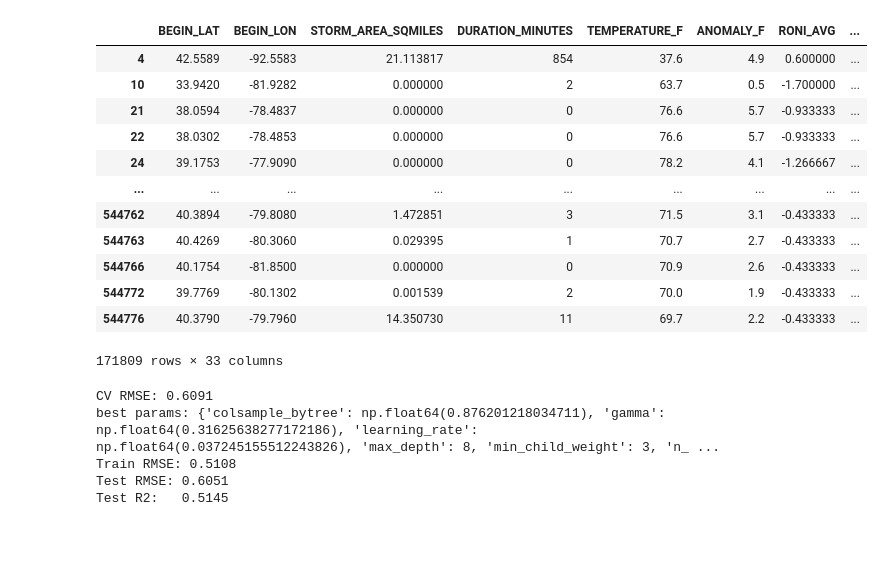
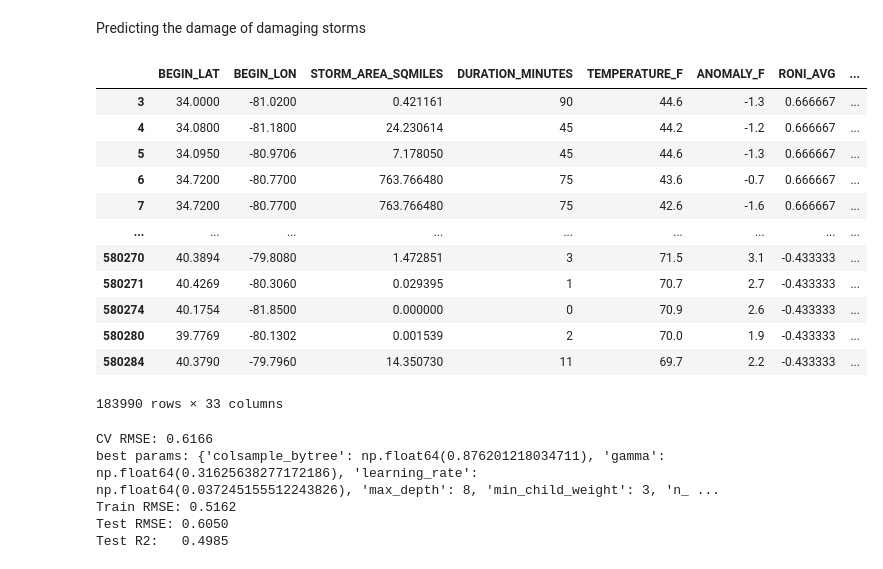
Before and after one commit to jasonrmay/Storm-Damage-Analsis---Storm-Level, a Jupyter notebook: storm_dmg_regress/demo.ipynb, the cells around one changed output. Saved outputs shown, nothing was run; the diff lists cells and outputs as text; code cells hidden in the pictures; blank space fills up the shorter version.

Commit message:
storm dmg predictors

```diff
--- a/storm_dmg_regress/demo.ipynb
+++ b/storm_dmg_regress/demo.ipynb
@@ -3,0 +8,12 @@ from xgboost_regress import *
+# %%
+data_abs_path = r"C:\Users\jason\Desktop\Storm Damage Analsis - Storm Level\data_wrangling\merged_data"
+
+parent_dat = None
+for folder in os.listdir(data_abs_path):
+    for file in os.listdir(os.path.join(data_abs_path, folder)):
+        if file.endswith('.csv'):
+            dat = pd.read_csv(os.path.join(data_abs_path, folder, file))
+            if parent_dat is None:
+                parent_dat = dat
+            else:
+                parent_dat = pd.concat([parent_dat, dat], ignore_index=True)
@@ -3,0 +105,2 @@ from xgboost_regress import *
+# %% [markdown]
+Predicting the damage of damaging storms
@@ -4,44 +109,31 @@ from xgboost_regress import *
 # %%
-import os
-import pandas as pd
+prepped_nonZero_data = prep_data(parent_dat).dropna()
 
-parent_dat = None
-for folder in os.listdir('data'):
-    for file in os.listdir(os.path.join('data', folder)):
-        if file.endswith('.csv'):
-            dat = pd.read_csv(os.path.join('data', folder, file))
-            if parent_dat is None:
-                parent_dat = dat
-            else:
-                parent_dat = pd.concat([parent_dat, dat], ignore_index=True)
-
-prepped_data = prep_data(parent_dat).dropna()
-
-prepped_data
+prepped_nonZero_data
 # %% [output]
 |  | BEGIN_LAT | BEGIN_LON | STORM_AREA_SQMILES | DURATION_MINUTES | TEMPERATURE_F | ANOMALY_F | RONI_AVG | ... |
-| 4 | 42.5589 | -92.5583 | 21.113817 | 854 | 37.6 | 4.9 | 0.600000 | ... |
-| 10 | 33.9420 | -81.9282 | 0.000000 | 2 | 63.7 | 0.5 | -1.700000 | ... |
-| 21 | 38.0594 | -78.4837 | 0.000000 | 0 | 76.6 | 5.7 | -0.933333 | ... |
-| 22 | 38.0302 | -78.4853 | 0.000000 | 0 | 76.6 | 5.7 | -0.933333 | ... |
-| 24 | 39.1753 | -77.9090 | 0.000000 | 0 | 78.2 | 4.1 | -1.266667 | ... |
+| 3 | 34.0000 | -81.0200 | 0.421161 | 90 | 44.6 | -1.3 | 0.666667 | ... |
+| 4 | 34.0800 | -81.1800 | 24.230614 | 45 | 44.2 | -1.2 | 0.666667 | ... |
+| 5 | 34.0950 | -80.9706 | 7.178050 | 45 | 44.6 | -1.3 | 0.666667 | ... |
+| 6 | 34.7200 | -80.7700 | 763.766480 | 75 | 43.6 | -0.7 | 0.666667 | ... |
+| 7 | 34.7200 | -80.7700 | 763.766480 | 75 | 42.6 | -1.6 | 0.666667 | ... |
 | ... | ... | ... | ... | ... | ... | ... | ... | ... |
-| 544762 | 40.3894 | -79.8080 | 1.472851 | 3 | 71.5 | 3.1 | -0.433333 | ... |
-| 544763 | 40.4269 | -80.3060 | 0.029395 | 1 | 70.7 | 2.7 | -0.433333 | ... |
-| 544766 | 40.1754 | -81.8500 | 0.000000 | 0 | 70.9 | 2.6 | -0.433333 | ... |
-| 544772 | 39.7769 | -80.1302 | 0.001539 | 2 | 70.0 | 1.9 | -0.433333 | ... |
-| 544776 | 40.3790 | -79.7960 | 14.350730 | 11 | 69.7 | 2.2 | -0.433333 | ... |
+| 580270 | 40.3894 | -79.8080 | 1.472851 | 3 | 71.5 | 3.1 | -0.433333 | ... |
+| 580271 | 40.4269 | -80.3060 | 0.029395 | 1 | 70.7 | 2.7 | -0.433333 | ... |
+| 580274 | 40.1754 | -81.8500 | 0.000000 | 0 | 70.9 | 2.6 | -0.433333 | ... |
+| 580280 | 39.7769 | -80.1302 | 0.001539 | 2 | 70.0 | 1.9 | -0.433333 | ... |
+| 580284 | 40.3790 | -79.7960 | 14.350730 | 11 | 69.7 | 2.2 | -0.433333 | ... |
-171809 rows × 33 columns
+183990 rows × 33 columns
 # %%
-X = prepped_data.drop(columns=['log10_damage'])
-y = prepped_data['log10_damage']
+X = prepped_nonZero_data.drop(columns=['log10_damage'])
+y = prepped_nonZero_data['log10_damage']
 
-X_train, X_test, y_train, y_test = train_test_split(X, y, test_size=0.2, random_state=8)
+X_train, X_test, y_train, y_test = train_test_split(X, y, test_size=0.25, random_state=8)
 
-search = tune_model(X_train, X_test, y_train, y_test, n_iter=50)
+xgbregress = tune_model(X_train, X_test, y_train, y_test, n_iter=50)
 # %% [output]
-CV RMSE: 0.6091
+CV RMSE: 0.6166
 best params: {'colsample_bytree': np.float64(0.876201218034711), 'gamma': np.float64(0.31625638277172186), 'learning_rate': np.float64(0.037245155512243826), 'max_depth': 8, 'min_child_weight': 3, 'n_ ...
-Train RMSE: 0.5108
-Test RMSE: 0.6051
-Test R2:   0.5145
+Train RMSE: 0.5162
+Test RMSE: 0.6050
+Test R2:   0.4985
```
Also changed, not shown: parts of 15 cells of this notebook, 5 other files.
